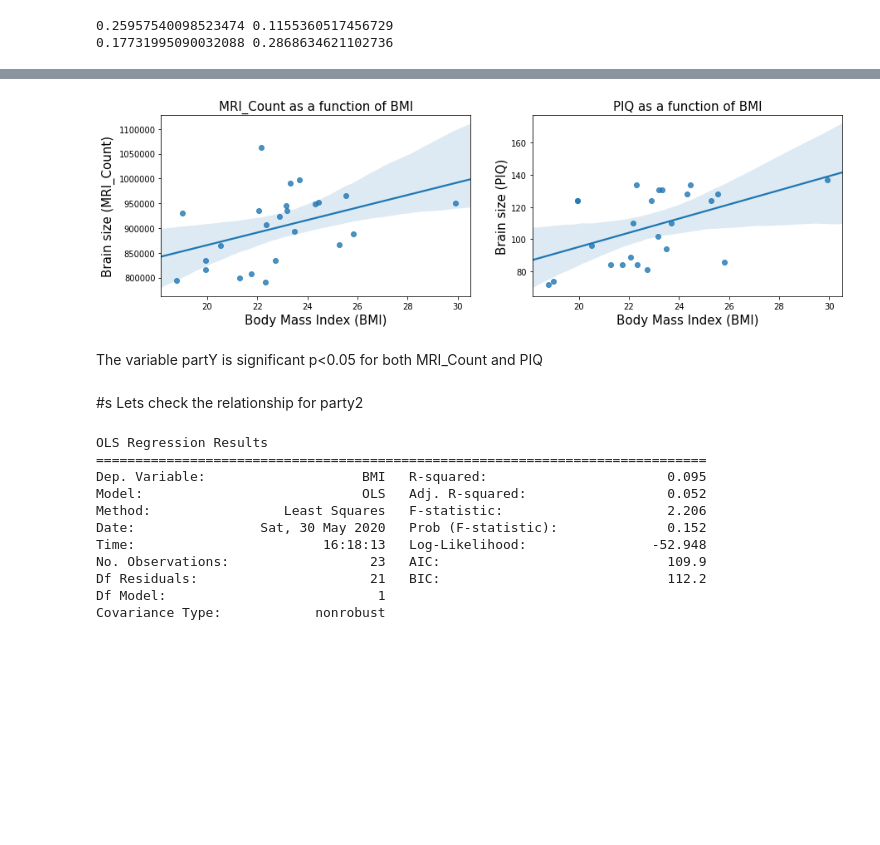
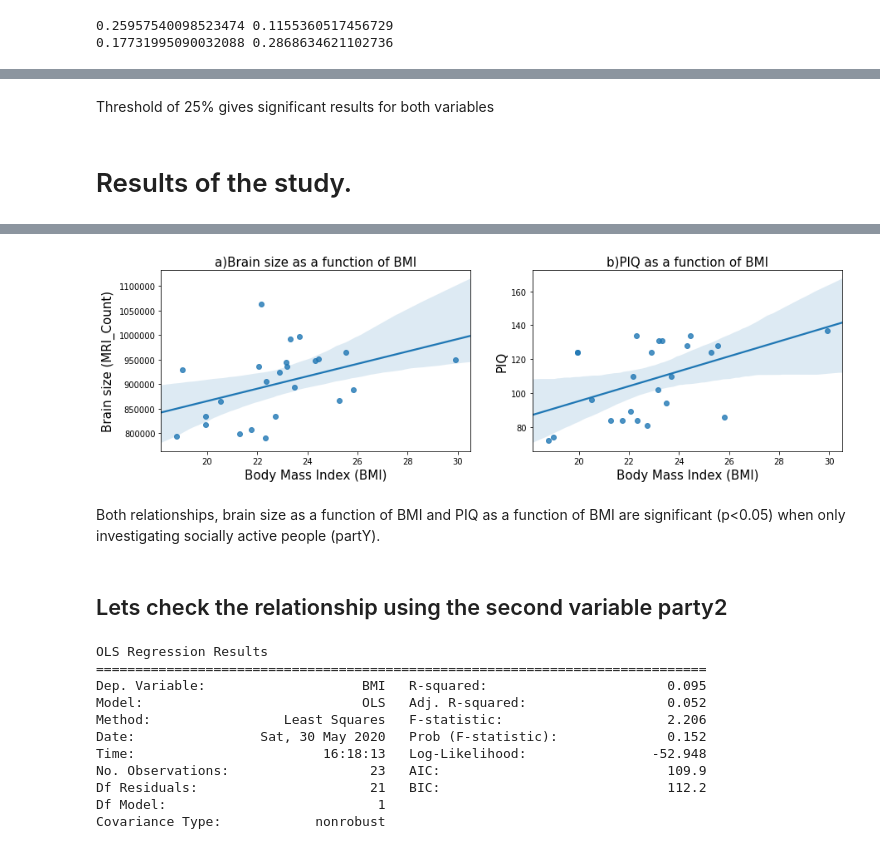
Before and after one commit to mwmaclean/MacLean-M-QLSC612, a Jupyter notebook: myanalysis.ipynb, the cells around one changed output, grey strips where cells are left out. Saved outputs shown, nothing was run; the diff lists cells and outputs as text; code cells hidden in the pictures; blank space fills up the shorter version.

```diff
--- a/myanalysis.ipynb
+++ b/myanalysis.ipynb
@@ -47,11 +46,11 @@ To prepare our data for analyses, we will specify missing values and change the
 #Lets specify missing values for weight and height
 data = pd.read_csv(csvfile, sep=';', na_values=".")
 
-#Change the gender column from a string (Female or Male) to an integer (1 or 2)
-gender = {'Male': 1,'Female': 2}
-data.Gender = [gender[item] for item in data.Gender]
+# #Change the gender column from a string (Female or Male) to an integer (1 or 2)
+# gender = {'Male': 1,'Female': 2}
+# data.Gender = [gender[item] for item in data.Gender]
 
-# Lets check an example in the second row to make sure we now read NaN for missing values and 1 or 2 for Gender
+# Lets check an example in the second row to make sure we now read NaN for missing values
 data.head(3)
 # %% [output]
 |  | Unnamed: 0 | Gender | FSIQ | VIQ | PIQ | Weight | Height | MRI_Count |
@@ -213,6 +206,10 @@ print(pval)
  [8.70000000e+01 9.43106951e-02 1.00426315e-01]
  [8.80000000e+01 9.43106951e-02 1.00426315e-01]
  [8.90000000e+01 9.43106951e-02 1.00426315e-01]]
+# %% [markdown]
+Threshold of 25% gives significant results for both variables
+# %% [markdown]
+# Results of the study.
 # %%
 #Now, lets keep the data of interest: High partY score.
 #We are excluding 25% of individuals with low partY scores.
@@ -228,11 +225,10 @@ print(model2.summary())
 
 #Lets plot the figure.
 plt.figure(2)
-
 thisvar='MRI_Count'
 plt.subplot(1,2,1)
 sns.regplot(datakeep['BMI'], datakeep[thisvar])
-plt.title( thisvar + ' as a function of BMI', fontsize=15)
+plt.title( 'a)'+ 'Brain size' +' as a function of BMI', fontsize=15)
 plt.xlabel('Body Mass Index (BMI)', fontsize=15)
 plt.ylabel('Brain size ('+thisvar+')', fontsize=15)
 
@@ -240,9 +236,9 @@ plt.ylabel('Brain size ('+thisvar+')', fontsize=15)
 thisvar='PIQ'
 plt.subplot(1,2,2)
 sns.regplot(datakeep['BMI'], datakeep[thisvar])
-plt.title( thisvar + ' as a function of BMI', fontsize=15)
+plt.title( 'b)'+ thisvar + ' as a function of BMI', fontsize=15)
 plt.xlabel('Body Mass Index (BMI)', fontsize=15)
-plt.ylabel('Brain size ('+thisvar+')', fontsize=15)
+plt.ylabel('PIQ', fontsize=15)
 
 plt.subplots_adjust(left=0.1, right=2)
 # %% [output]
@@ -256,16 +252,16 @@ Time:                        18:20:45   Log-Likelihood:                -51.722
 No. Observations:                  24   AIC:                             107.4
 Df Residuals:                      22   BIC:                             109.8
 Df Model:                           1
 Covariance Type:            nonrobust
 ==============================================================================
 ... (36 lines left out)
 Warnings:
 [1] Standard Errors assume that the covariance matrix of the errors is correctly specified.
 [2] The condition number is large, 1.15e+07. This might indicate that there are
 strong multicollinearity or other numerical problems.
-[figure, old version]
+[figure, new version]
-# %% [markdown]
-The variable partY is significant p<0.05 for both MRI_Count and PIQ
+# %% [markdown]
+Both relationships, brain size as a function of BMI and PIQ as a function of BMI are significant (p<0.05) when only investigating socially active people (partY).
 # %% [markdown]
-#s Lets check the relationship for party2
+## Lets check the relationship using the second variable party2
 # %%
```
Also changed, not shown: parts of 10 cells of this notebook.
